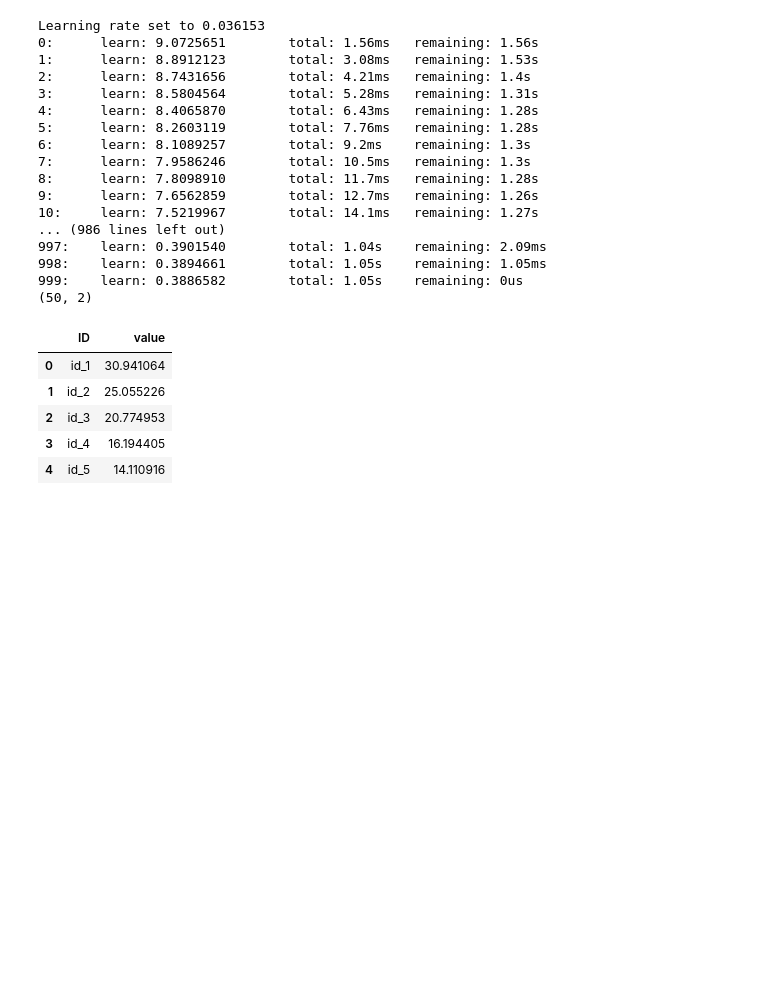
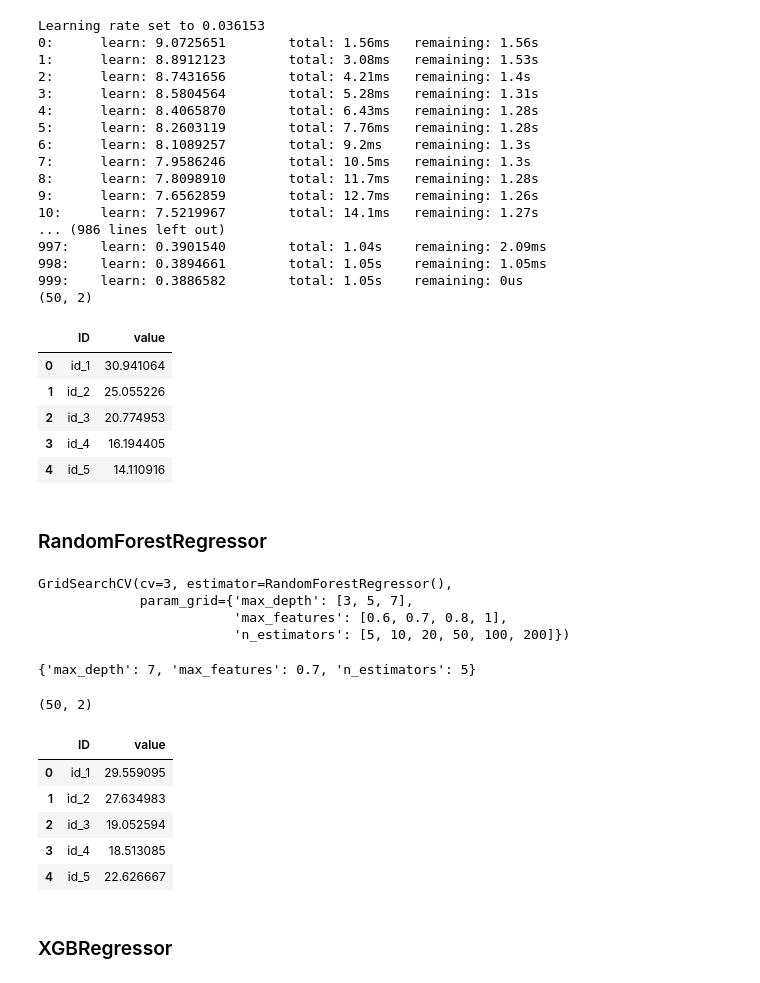
Before and after one commit to surpoloyang/Practical_Learning__Machine_Learning_with_DataWhale_April, a Jupyter notebook: Boston_House_Price_Prediction/data_analysis.ipynb, the cells around one changed output. Saved outputs shown, nothing was run; the diff lists cells and outputs as text; code cells hidden in the pictures; blank space fills up the shorter version.

```diff
--- a/Boston_House_Price_Prediction/data_analysis.ipynb
+++ b/Boston_House_Price_Prediction/data_analysis.ipynb
@@ -261,3 +264,47 @@ Learning rate set to 0.036153
 | 2 | id_3 | 20.774953 |
 | 3 | id_4 | 16.194405 |
 | 4 | id_5 | 14.110916 |
+# %% [markdown]
+### RandomForestRegressor
+# %%
+from sklearn.ensemble import RandomForestRegressor
+from sklearn.model_selection import GridSearchCV
+
+param_grid = {
+    'n_estimators' : [5,10,20,50,100,200],
+    'max_depth' : [3,5,7],
+    'max_features' : [0.6,0.7,0.8,1]
+}
+rf = RandomForestRegressor()
+grid = GridSearchCV(rf, param_grid=param_grid, cv=3)
+
+grid.fit(train_pca_features,train_label)
+# %% [output]
+GridSearchCV(cv=3, estimator=RandomForestRegressor(),
+             param_grid={'max_depth': [3, 5, 7],
+                         'max_features': [0.6, 0.7, 0.8, 1],
+                         'n_estimators': [5, 10, 20, 50, 100, 200]})
+# %%
+grid.best_params_
+# %% [output]
+{'max_depth': 7, 'max_features': 0.7, 'n_estimators': 5}
+# %%
+rf_reg = grid.best_estimator_
+rf_reg.fit(train_pca_features,train_label)
+y_predicted = rf_reg.predict(test_pca_features)
+
+# save predicted label of test set to submit_result.csv
+submit['value'] = y_predicted
+submit.to_csv('./ML_models/submit_RF_PCA.csv', index=False)
+print(submit.shape)
+submit.head()
+# %% [output]
+(50, 2)
+|  | ID | value |
+| 0 | id_1 | 29.559095 |
+| 1 | id_2 | 27.634983 |
+| 2 | id_3 | 19.052594 |
+| 3 | id_4 | 18.513085 |
+| 4 | id_5 | 22.626667 |
+# %% [markdown]
+### XGBRegressor
```
Also changed, not shown: parts of 9 cells of this notebook.
